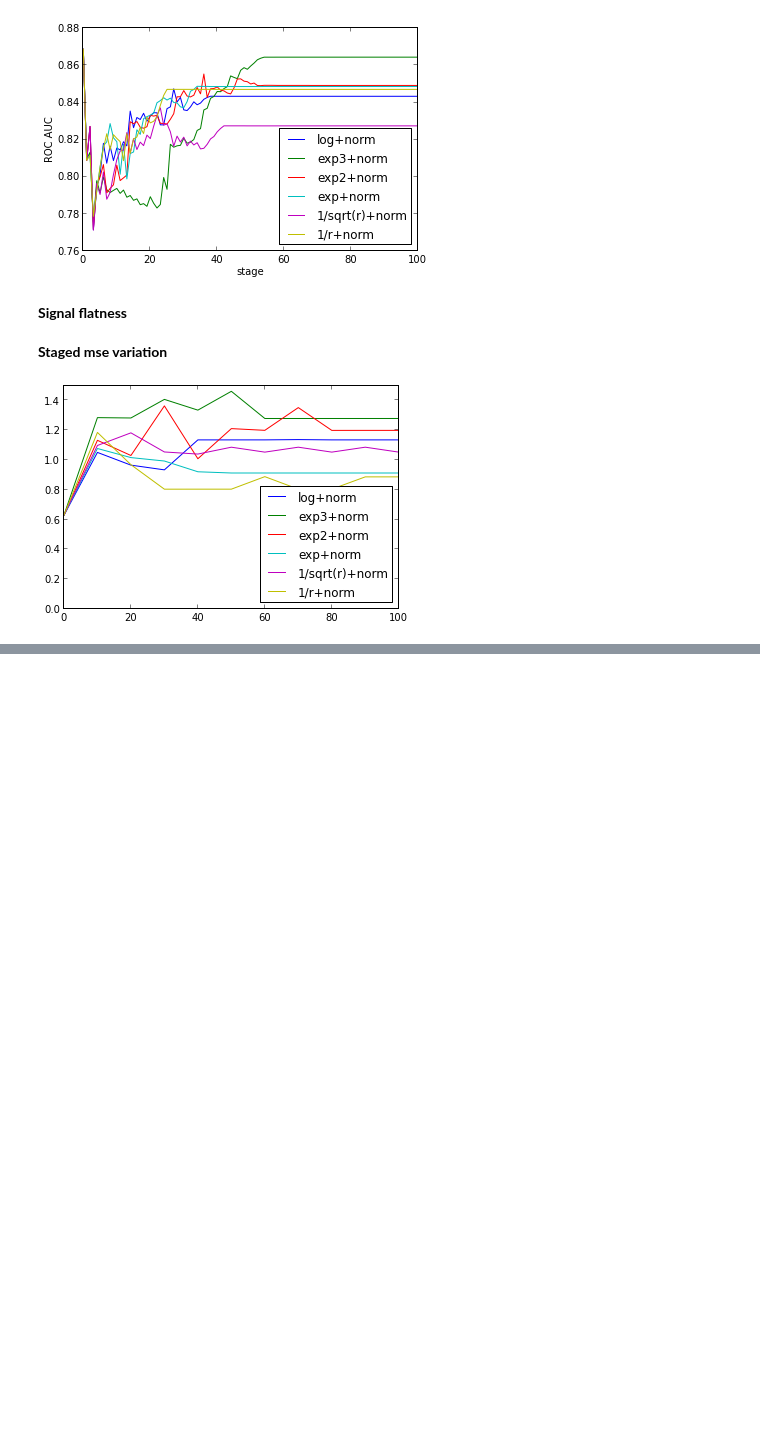
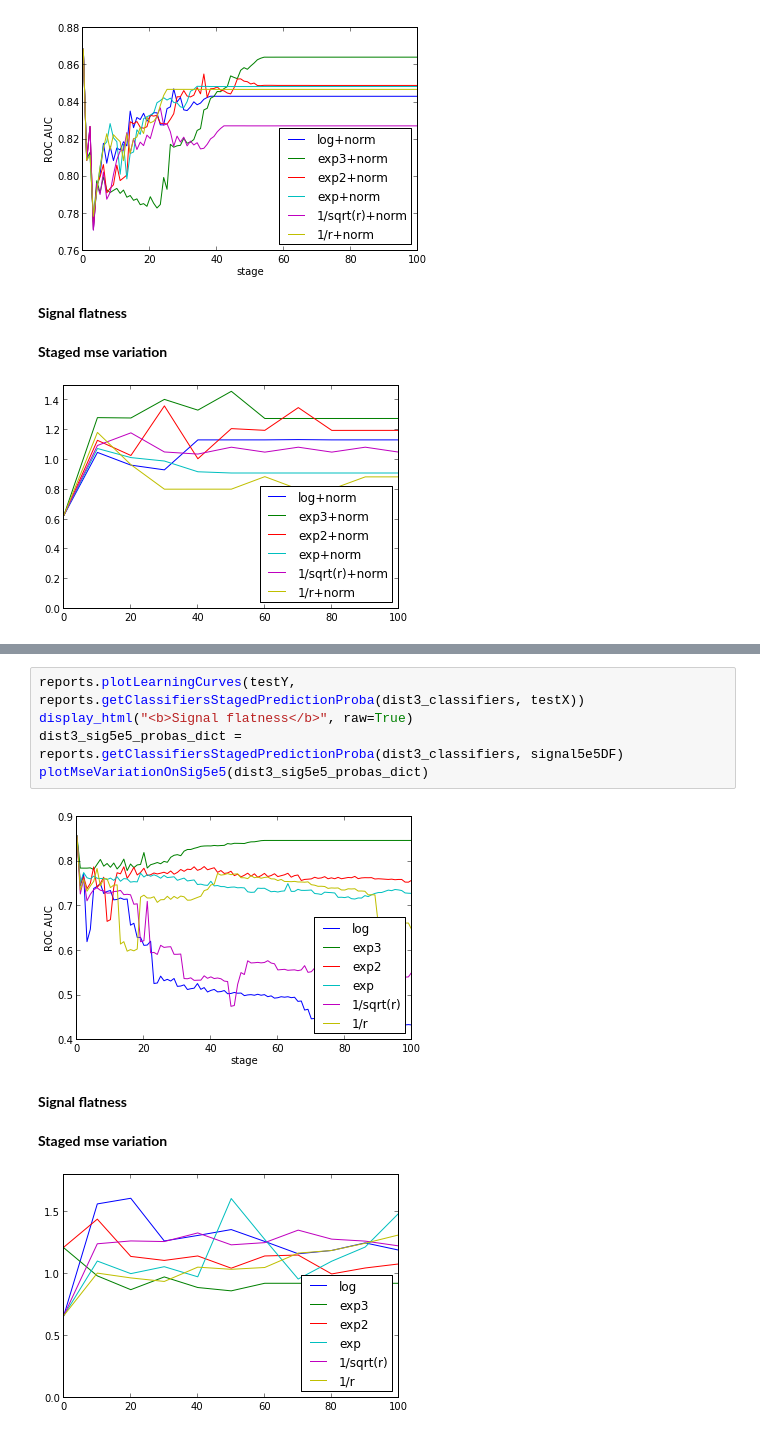
Before and after one commit to anaderi/lhcb_trigger_ml, a Jupyter notebook: IPythonWorkflow/DalitzUGBDemo.ipynb, the cells around one changed output, grey strips where cells are left out. Cells and saved outputs as stored; diff of their text form; blank space fills up the shorter version.

```diff
--- a/IPythonWorkflow/DalitzUGBDemo.ipynb
+++ b/IPythonWorkflow/DalitzUGBDemo.ipynb
@@ -656,0 +688,10 @@ Staged mse variation
+# %%
+reports.plotLearningCurves(testY, reports.getClassifiersStagedPredictionProba(dist3_classifiers, testX))
+display_html("<b>Signal flatness</b>", raw=True)
+dist3_sig5e5_probas_dict = reports.getClassifiersStagedPredictionProba(dist3_classifiers, signal5e5DF)
+plotMseVariationOnSig5e5(dist3_sig5e5_probas_dict)
+# %% [output]
+[figure, added]
+Signal flatness
+Staged mse variation
+[figure, added]
```
Also changed, not shown: parts of 7 cells of this notebook, 3 other files.
